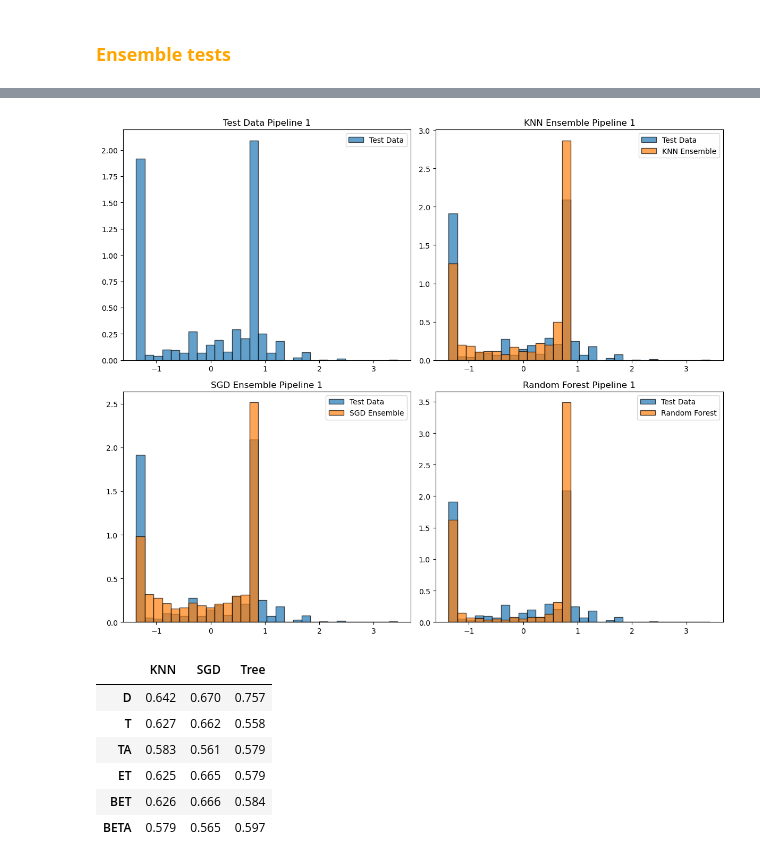
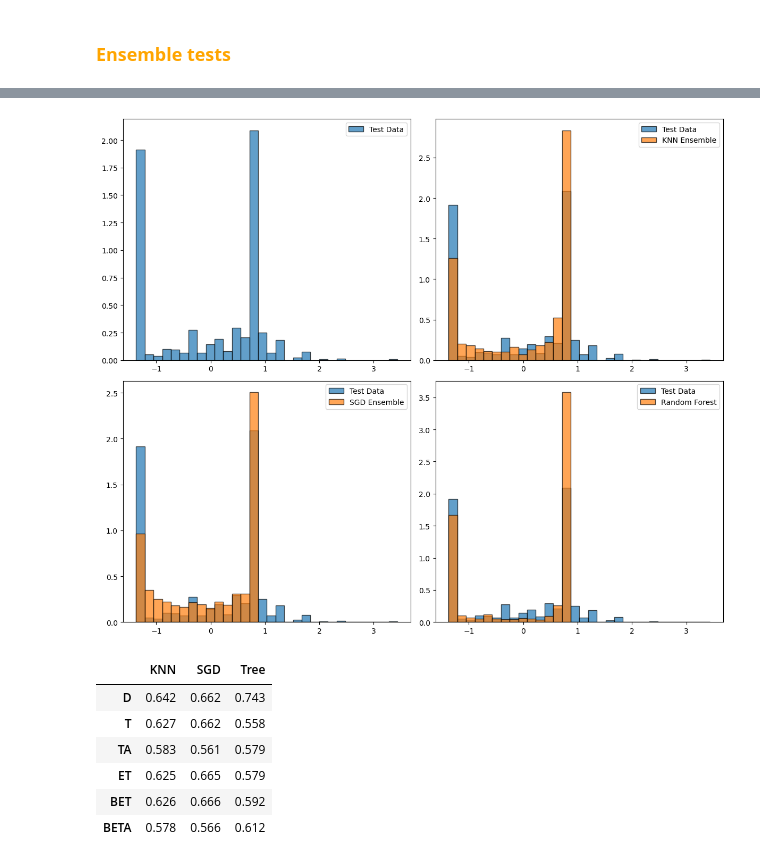
Before and after one commit to Yan-Tavares/ML_Projects, a Jupyter notebook: Final Project/main.ipynb, the cells around one changed output, grey strips where cells are left out. Saved outputs shown, nothing was run; the diff lists cells and outputs as text; code cells hidden in the pictures.

```diff
--- a/Final Project/main.ipynb
+++ b/Final Project/main.ipynb
@@ -505,36 +525,32 @@ Y_unseen_pred_SGD_2 = ensemble_predict(models_dict_2, 'SGD', X_unseen_2, Y_unsee
 Y_unseen_pred_Tree_1 = ensemble_predict(models_dict_1, 'Tree', X_unseen_1, Y_unseen_1, test_df_1)
 Y_unseen_pred_Tree_2 = ensemble_predict(models_dict_2, 'Tree', X_unseen_2, Y_unseen_2, test_df_2)
 
-def plot_histograms(Y_unseen, Y_unseen_pred_KNN, Y_unseen_pred_SGD, Y_unseen_pred_Tree, title_suffix):
+def plot_histograms(Y_unseen, Y_unseen_pred_KNN, Y_unseen_pred_SGD, Y_unseen_pred_Tree):
     fig, axs = plt.subplots(2, 2, figsize=(12, 10))
 
     counts, bin_edges = np.histogram(Y_unseen, bins=30)
 
     axs[0, 0].hist(Y_unseen, bins=bin_edges, edgecolor='k', alpha=0.7, density=True, label='Test Data')
     axs[0, 0].legend()
-    axs[0, 0].set_title(f'Test Data {title_suffix}')
 
     axs[0, 1].hist(Y_unseen, bins=bin_edges, edgecolor='k', alpha=0.7, density=True, label='Test Data')
     axs[0, 1].hist(Y_unseen_pred_KNN, bins=bin_edges, edgecolor='k', alpha=0.7, density=True, label='KNN Ensemble')
     axs[0, 1].legend()
-    axs[0, 1].set_title(f'KNN Ensemble {title_suffix}')
 
     axs[1, 0].hist(Y_unseen, bins=bin_edges, edgecolor='k', alpha=0.7, density=True, label='Test Data')
     axs[1, 0].hist(Y_unseen_pred_SGD, bins=bin_edges, edgecolor='k', alpha=0.7, density=True, label='SGD Ensemble')
     axs[1, 0].legend()
-    axs[1, 0].set_title(f'SGD Ensemble {title_suffix}')
 
     axs[1, 1].hist(Y_unseen, bins=bin_edges, edgecolor='k', alpha=0.7, density=True, label='Test Data')
     axs[1, 1].hist(Y_unseen_pred_Tree, bins=bin_edges, edgecolor='k', alpha=0.7, density=True, label='Random Forest')
     axs[1, 1].legend()
-    axs[1, 1].set_title(f'Random Forest {title_suffix}')
 
     plt.tight_layout()
     plt.show()
 
 # Plot histograms for the first dataset
-plot_histograms(Y_unseen_1, Y_unseen_pred_KNN_1, Y_unseen_pred_SGD_1, Y_unseen_pred_Tree_1, 'Pipeline 1')
+plot_histograms(Y_unseen_1, Y_unseen_pred_KNN_1, Y_unseen_pred_SGD_1, Y_unseen_pred_Tree_1)
 
 # Plot histograms for the second dataset
-plot_histograms(Y_unseen_2, Y_unseen_pred_KNN_2, Y_unseen_pred_SGD_2, Y_unseen_pred_Tree_2, 'Pipeline 2')
+plot_histograms(Y_unseen_2, Y_unseen_pred_KNN_2, Y_unseen_pred_SGD_2, Y_unseen_pred_Tree_2)
 # %% [output]
@@ -543,41 +559,41 @@ plot_histograms(Y_unseen_2, Y_unseen_pred_KNN_2, Y_unseen_pred_SGD_2, Y_unseen_p
 # %%
 def selected_ensemble_predict(models_dict, model_type, X_unseen, Y_unseen, test_df, selected_models):
     ensemble_pred = [model.predict(X_unseen) for model in models_dict[model_type]['best_ensemble']]
     test_pred = np.mean(ensemble_pred[:selected_models], axis=0)
     test_df.loc['BET', model_type] = mean_absolute_error(Y_unseen, test_pred)
 
     test_pred_adjusted = np.array([soft_max_adjustnent(value) for value in test_pred])
 
     test_df.loc['BETA', model_type] = mean_absolute_error(Y_unseen, test_pred_adjusted)
 
     return test_pred_adjusted
 
-selected_models = 10
+selected_models = 5
 
 # Find the index of the top best models on validation set
-selected_ensemble_models_index_KNN = Ensembles_val_loss_1['KNN'].sort_values().index[:selected_models]
-selected_ensemble_models_index_SGD = Ensembles_val_loss_1['SGD'].sort_values().index[:selected_models]
-selected_ensemble_models_index_tree = Ensembles_val_loss_1['Tree'].sort_values().index[:selected_models]
+selected_ensemble_models_index_KNN = Ensembles_val_loss_1['KNN'].sort_values(ascending=True).index[:selected_models]
+selected_ensemble_models_index_SGD = Ensembles_val_loss_1['SGD'].sort_values(ascending=True).index[:selected_models]
+selected_ensemble_models_index_tree = Ensembles_val_loss_1['Tree'].sort_values(ascending=True).index[:selected_models]
 
 # Get the top best models
 models_dict_1['KNN']['best_ensemble'] = [models_dict_1['KNN']['ensemble'][index] for index in selected_ensemble_models_index_KNN]
 models_dict_1['SGD']['best_ensemble'] = [models_dict_1['SGD']['ensemble'][index] for index in selected_ensemble_models_index_SGD]
 models_dict_1['Tree']['best_ensemble'] = [models_dict_1['Tree']['ensemble'][index] for index in selected_ensemble_models_index_tree]
 
 Y_unseen_pred_KNN_1_adjusted = selected_ensemble_predict(models_dict_1, 'KNN', X_unseen_1, Y_unseen_1, test_df_1, selected_models)
 Y_unseen_pred_SGD_1_adjusted = selected_ensemble_predict(models_dict_1, 'SGD', X_unseen_1, Y_unseen_1, test_df_1, selected_models)
 Y_unseen_pred_Tree_1_adjusted = selected_ensemble_predict(models_dict_1, 'Tree', X_unseen_1, Y_unseen_1, test_df_1, selected_models)
 
 
-plot_histograms(Y_unseen_1, Y_unseen_pred_KNN_1_adjusted, Y_unseen_pred_SGD_1_adjusted, Y_unseen_pred_Tree_1_adjusted, 'Pipeline 1')
+plot_histograms(Y_unseen_1, Y_unseen_pred_KNN_1_adjusted, Y_unseen_pred_SGD_1_adjusted, Y_unseen_pred_Tree_1_adjusted)
 
 display(test_df_1)
 # %% [output]
-[figure, old version]
+[figure, new version]
 |  | KNN | SGD | Tree |
-| D | 0.642 | 0.670 | 0.757 |
+| D | 0.642 | 0.662 | 0.743 |
 | T | 0.627 | 0.662 | 0.558 |
 | TA | 0.583 | 0.561 | 0.579 |
 | ET | 0.625 | 0.665 | 0.579 |
-| BET | 0.626 | 0.666 | 0.584 |
-| BETA | 0.579 | 0.565 | 0.597 |
+| BET | 0.626 | 0.666 | 0.592 |
+| BETA | 0.578 | 0.566 | 0.612 |
```
Also changed, not shown: parts of 5 cells of this notebook.
